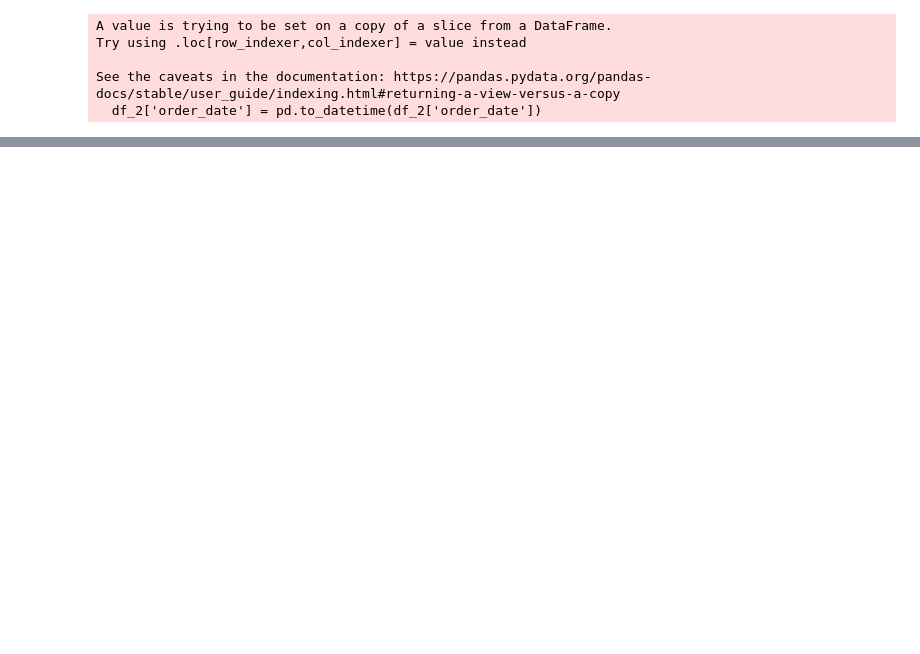
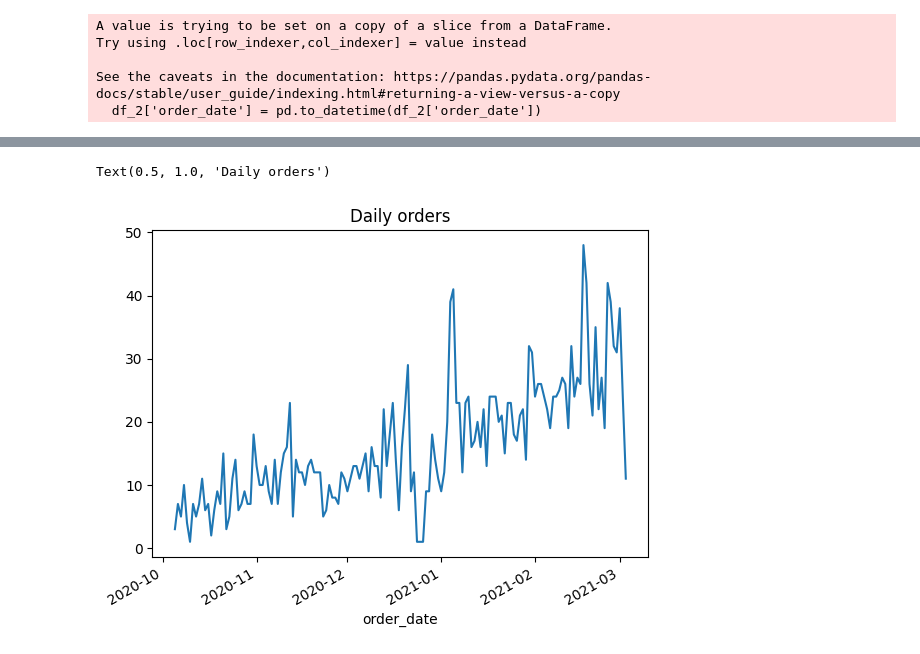
Before and after one commit to sergiogomezz/zrive-ds-sgomez-1, a Jupyter notebook: src/module_4/module_4.ipynb, the cells around one changed output, grey strips where cells are left out. Cells and saved outputs as stored; diff of their text form; code cells hidden in the pictures; blank space fills up the shorter version.

```diff
--- a/src/module_4/module_4.ipynb
+++ b/src/module_4/module_4.ipynb
@@ -58,0 +102,4 @@ See the caveats in the documentation: https://pandas.pydata.org/pandas-docs/stab
+# %%
+daily_orders = df_2.groupby('order_date').order_id.nunique()
+
+daily_orders.head()
@@ -59 +114,7 @@ See the caveats in the documentation: https://pandas.pydata.org/pandas-docs/stab
+# %%
+daily_orders.plot()
+plt.title('Daily orders')
+# %% [output]
+Text(0.5, 1.0, 'Daily orders')
+[figure, added]
 # %%
```
Also changed, not shown: parts of 63 cells of this notebook, 31 other files.
